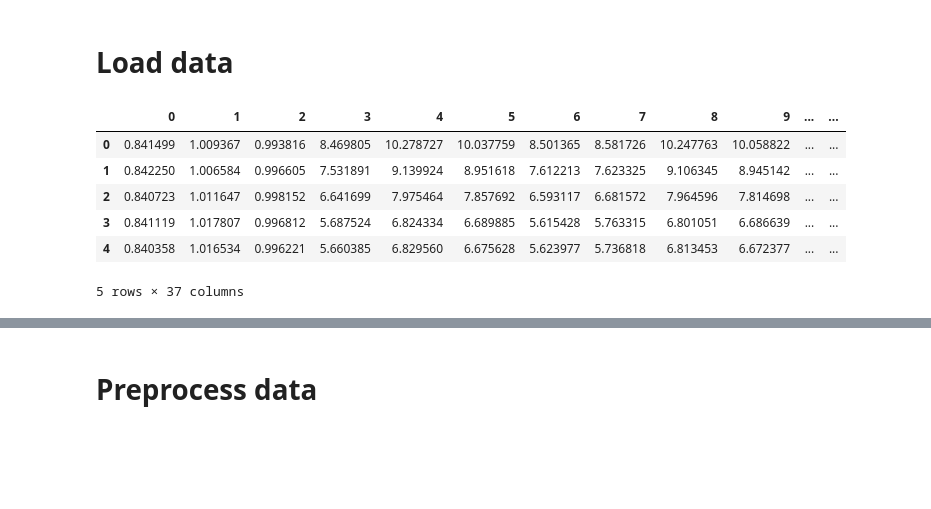
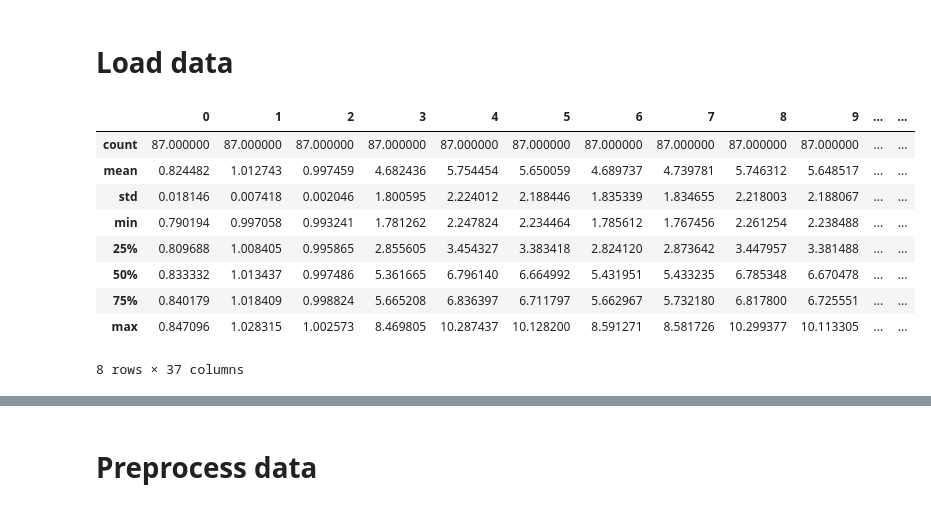
Before and after one commit to lbrice1/ai_cheme_examples, a Jupyter notebook: notebooks/Example-6-1-method_selection.ipynb, the cells around one changed output, grey strips where cells are left out. Saved outputs shown, nothing was run; the diff lists cells and outputs as text; code cells hidden in the pictures; blank space fills up the shorter version.

```diff
--- a/notebooks/Example-6-1-method_selection.ipynb
+++ b/notebooks/Example-6-1-method_selection.ipynb
@@ -34,15 +36,16 @@ from scipy import stats
 # %%
 data = pd.read_csv('data/flowmeter_A.txt', sep="\t", header=None).dropna()
 
-data.head()
-
-#data = data.iloc[:, 0:15]
+data.describe()
 # %% [output]
 |  | 0 | 1 | 2 | 3 | 4 | 5 | 6 | 7 | 8 | 9 | ... | ... |
-| 0 | 0.841499 | 1.009367 | 0.993816 | 8.469805 | 10.278727 | 10.037759 | 8.501365 | 8.581726 | 10.247763 | 10.058822 | ... | ... |
-| 1 | 0.842250 | 1.006584 | 0.996605 | 7.531891 | 9.139924 | 8.951618 | 7.612213 | 7.623325 | 9.106345 | 8.945142 | ... | ... |
-| 2 | 0.840723 | 1.011647 | 0.998152 | 6.641699 | 7.975464 | 7.857692 | 6.593117 | 6.681572 | 7.964596 | 7.814698 | ... | ... |
-| 3 | 0.841119 | 1.017807 | 0.996812 | 5.687524 | 6.824334 | 6.689885 | 5.615428 | 5.763315 | 6.801051 | 6.686639 | ... | ... |
-| 4 | 0.840358 | 1.016534 | 0.996221 | 5.660385 | 6.829560 | 6.675628 | 5.623977 | 5.736818 | 6.813453 | 6.672377 | ... | ... |
+| count | 87.000000 | 87.000000 | 87.000000 | 87.000000 | 87.000000 | 87.000000 | 87.000000 | 87.000000 | 87.000000 | 87.000000 | ... | ... |
+| mean | 0.824482 | 1.012743 | 0.997459 | 4.682436 | 5.754454 | 5.650059 | 4.689737 | 4.739781 | 5.746312 | 5.648517 | ... | ... |
+| std | 0.018146 | 0.007418 | 0.002046 | 1.800595 | 2.224012 | 2.188446 | 1.835339 | 1.834655 | 2.218003 | 2.188067 | ... | ... |
+| min | 0.790194 | 0.997058 | 0.993241 | 1.781262 | 2.247824 | 2.234464 | 1.785612 | 1.767456 | 2.261254 | 2.238488 | ... | ... |
+| 25% | 0.809688 | 1.008405 | 0.995865 | 2.855605 | 3.454327 | 3.383418 | 2.824120 | 2.873642 | 3.447957 | 3.381488 | ... | ... |
+| 50% | 0.833332 | 1.013437 | 0.997486 | 5.361665 | 6.796140 | 6.664992 | 5.431951 | 5.433235 | 6.785348 | 6.670478 | ... | ... |
+| 75% | 0.840179 | 1.018409 | 0.998824 | 5.665208 | 6.836397 | 6.711797 | 5.662967 | 5.732180 | 6.817800 | 6.725551 | ... | ... |
+| max | 0.847096 | 1.028315 | 1.002573 | 8.469805 | 10.287437 | 10.128200 | 8.591271 | 8.581726 | 10.299377 | 10.113305 | ... | ... |
-5 rows × 37 columns
+8 rows × 37 columns
 # %%
```
Also changed, not shown: parts of 11 cells of this notebook, 33 other files.
